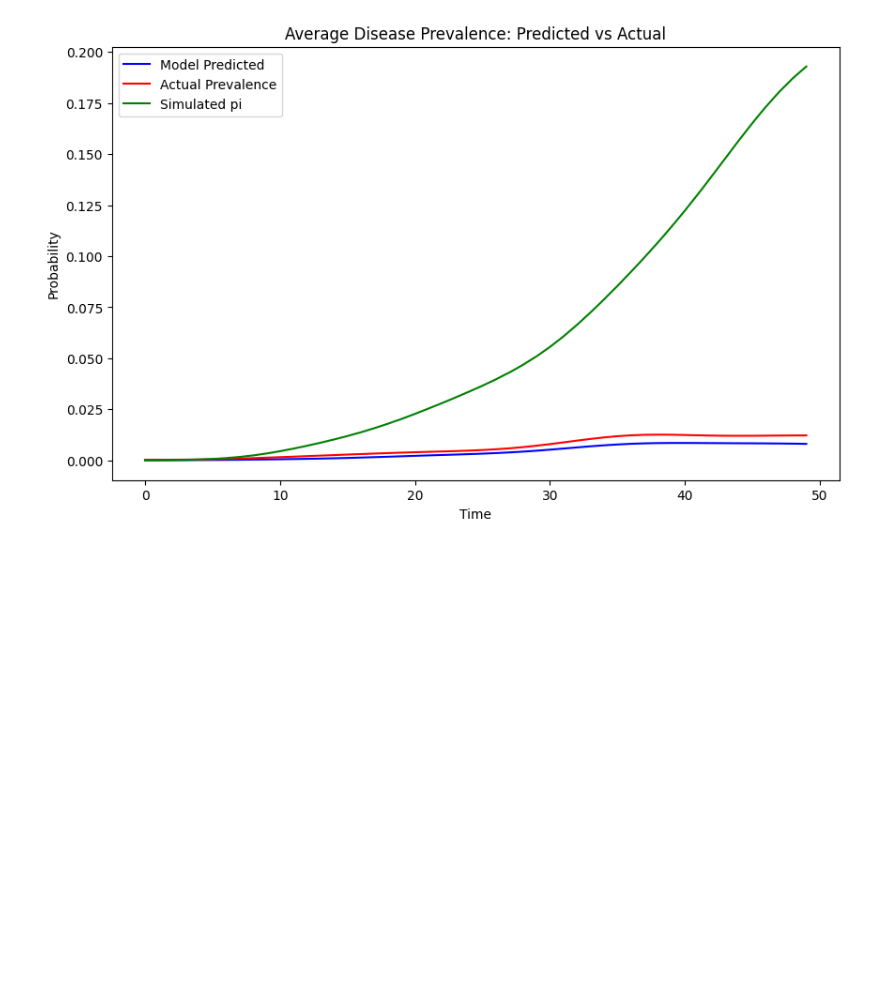
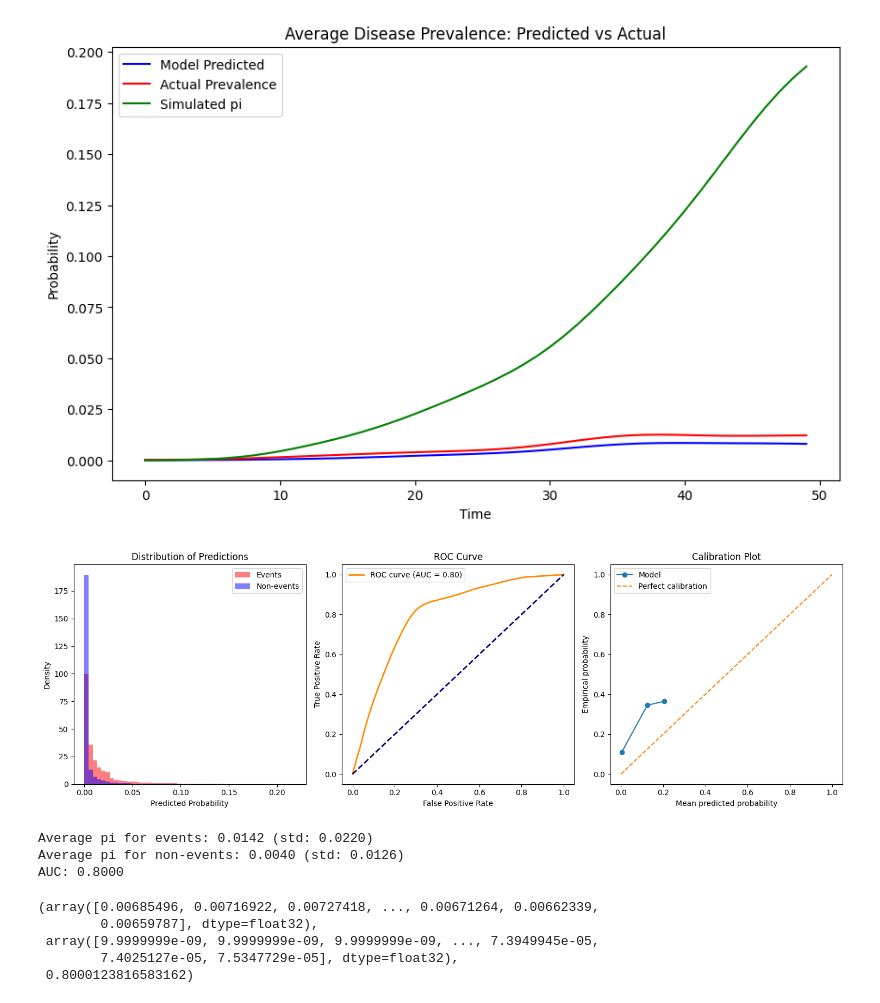
Before and after one commit to surbut/aladynoulli, a Jupyter notebook: pyScripts/newsim.ipynb, the cells around one changed output. Saved outputs shown, nothing was run; the diff lists cells and outputs as text; code cells hidden in the pictures; blank space fills up the shorter version.

```diff
--- a/pyScripts/newsim.ipynb
+++ b/pyScripts/newsim.ipynb
@@ -799,3 +799,78 @@ plt.legend()
 plt.show()
 # %% [output]
 [figure]
+# %%
+def visualize_predictions(model, Y, event_times):
+    with torch.no_grad():
+        pi_pred, _, _ = model.forward()
+        pi_pred = pi_pred.cpu().numpy()
+
+    N, D, T = Y.shape
+    at_risk = np.zeros_like(Y, dtype=bool)
+    for n in range(N):
+        for d in range(D):
+            at_risk[n,d,:event_times[n,d]] = True
+
+    # Get predictions
+    event_probs = pi_pred[Y == 1 & at_risk]
+    nonevent_probs = pi_pred[Y == 0 & at_risk]
+
+    plt.figure(figsize=(15, 5))
+
+    # 1. Density plot of predictions
+    plt.subplot(131)
+    plt.hist(event_probs, bins=50, density=True, alpha=0.5, label='Events', color='red')
+    plt.hist(nonevent_probs, bins=50, density=True, alpha=0.5, label='Non-events', color='blue')
+    plt.xlabel('Predicted Probability')
+    plt.ylabel('Density')
+    plt.title('Distribution of Predictions')
+    plt.legend()
+
+    # 2. ROC curve
+    from sklearn.metrics import roc_curve, auc
+    y_true = np.concatenate([np.ones_like(event_probs), np.zeros_like(nonevent_probs)])
+    y_pred = np.concatenate([event_probs, nonevent_probs])
+    fpr, tpr, _ = roc_curve(y_true, y_pred)
+    roc_auc = auc(fpr, tpr)
+
+    plt.subplot(132)
+    plt.plot(fpr, tpr, color='darkorange', lw=2, label=f'ROC curve (AUC = {roc_auc:.2f})')
+    plt.plot([0, 1], [0, 1], color='navy', lw=2, linestyle='--')
+    plt.xlabel('False Positive Rate')
+    plt.ylabel('True Positive Rate')
+    plt.title('ROC Curve')
+    plt.legend()
+
+    # 3. Calibration plot
+    from sklearn.calibration import calibration_curve
+    prob_true, prob_pred = calibration_curve(y_true, y_pred, n_bins=10)
+
+    plt.subplot(133)
+    plt.plot(prob_pred, prob_true, marker='o', label='Model')
+    plt.plot([0, 1], [0, 1], linestyle='--', label='Perfect calibration')
+    plt.xlabel('Mean predicted probability')
+    plt.ylabel('Empirical probability')
+    plt.title('Calibration Plot')
+    plt.legend()
+
+    plt.tight_layout()
+    plt.show()
+
+    # Print summary statistics
+    print(f"Average pi for events: {event_probs.mean():.4f} (std: {event_probs.std():.4f})")
+    print(f"Average pi for non-events: {nonevent_probs.mean():.4f} (std: {nonevent_probs.std():.4f})")
+    print(f"AUC: {roc_auc:.4f}")
+
+    return event_probs, nonevent_probs, roc_auc
+
+visualize_predictions(model, data['Y'], data['event_times'])
+# %% [output]
+[figure, added]
+Average pi for events: 0.0142 (std: 0.0220)
+Average pi for non-events: 0.0040 (std: 0.0126)
+AUC: 0.8000
+(array([0.00685496, 0.00716922, 0.00727418, ..., 0.00671264, 0.00662339,
+        0.00659787], dtype=float32),
+ array([9.9999999e-09, 9.9999999e-09, 9.9999999e-09, ..., 7.3949945e-05,
+        7.4025127e-05, 7.5347729e-05], dtype=float32),
+ 0.8000123816583162)
```
Also changed, not shown: 9 other files.
